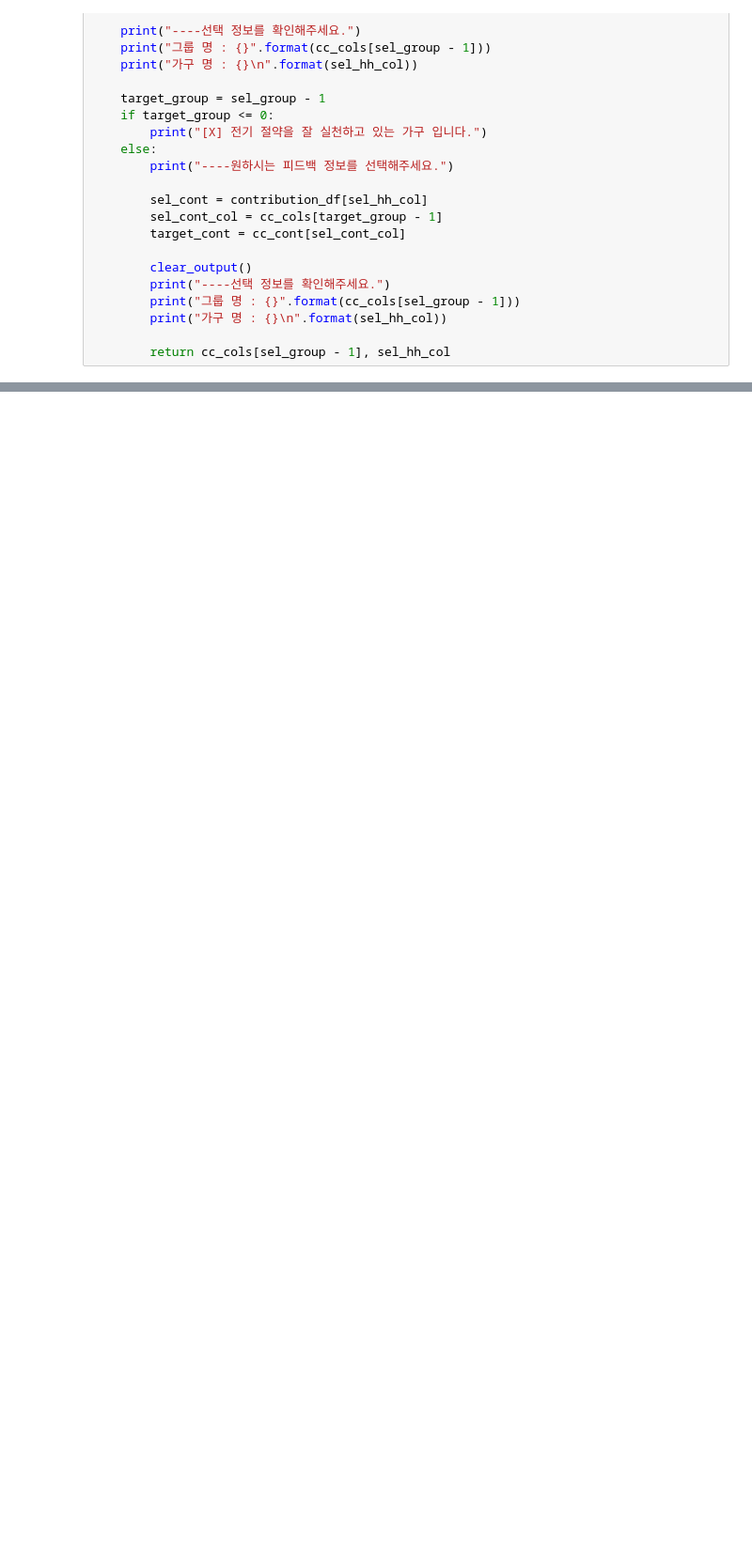
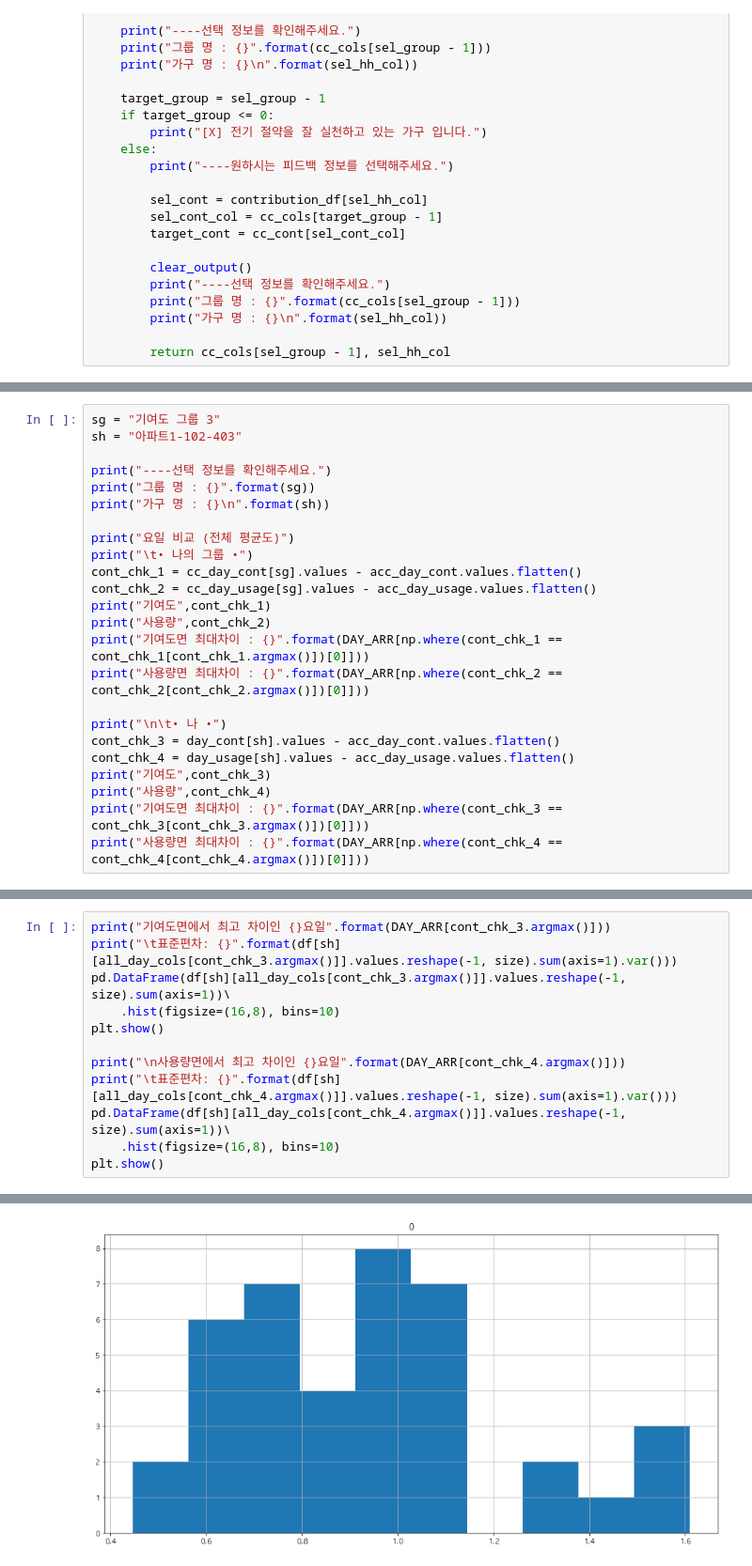
Before and after one commit to formegusto/distribution-by-contribution, a Jupyter notebook: Time Division KMeans pt.3 feedback idea.ipynb, the cells around one changed output, grey strips where cells are left out. Shown: that part at 94% size. Cells and saved outputs as stored; diff of their text form; blank space fills up the shorter version.

```diff
--- a/Time Division KMeans pt.3 feedback idea.ipynb
+++ b/Time Division KMeans pt.3 feedback idea.ipynb
@@ -272,0 +496,24 @@ sgconsoling()
+# %%
+sg = "기여도 그룹 3"
+sh = "아파트1-102-403"
+
+print("----선택 정보를 확인해주세요.")
+print("그룹 명 : {}".format(sg))
+print("가구 명 : {}\n".format(sh))
+
+print("요일 비교 (전체 평균도)")
+print("\t• 나의 그룹 •")
+cont_chk_1 = cc_day_cont[sg].values - acc_day_cont.values.flatten()
+cont_chk_2 = cc_day_usage[sg].values - acc_day_usage.values.flatten()
+print("기여도",cont_chk_1)
+print("사용량",cont_chk_2)
+print("기여도면 최대차이 : {}".format(DAY_ARR[np.where(cont_chk_1 == cont_chk_1[cont_chk_1.argmax()])[0]]))
+print("사용량면 최대차이 : {}".format(DAY_ARR[np.where(cont_chk_2 == cont_chk_2[cont_chk_2.argmax()])[0]]))
+
+print("\n\t• 나 •")
+cont_chk_3 = day_cont[sh].values - acc_day_cont.values.flatten()
+cont_chk_4 = day_usage[sh].values - acc_day_usage.values.flatten()
+print("기여도",cont_chk_3)
+print("사용량",cont_chk_4)
+print("기여도면 최대차이 : {}".format(DAY_ARR[np.where(cont_chk_3 == cont_chk_3[cont_chk_3.argmax()])[0]]))
+print("사용량면 최대차이 : {}".format(DAY_ARR[np.where(cont_chk_4 == cont_chk_4[cont_chk_4.argmax()])[0]]))
@@ -272,0 +582,13 @@ sgconsoling()
+# %%
+print("기여도면에서 최고 차이인 {}요일".format(DAY_ARR[cont_chk_3.argmax()]))
+print("\t표준편차: {}".format(df[sh][all_day_cols[cont_chk_3.argmax()]].values.reshape(-1, size).sum(axis=1).var()))
+pd.DataFrame(df[sh][all_day_cols[cont_chk_3.argmax()]].values.reshape(-1, size).sum(axis=1))\
+    .hist(figsize=(16,8), bins=10)
+plt.show()
+
+print("\n사용량면에서 최고 차이인 {}요일".format(DAY_ARR[cont_chk_4.argmax()]))
+print("\t표준편차: {}".format(df[sh][all_day_cols[cont_chk_4.argmax()]].values.reshape(-1, size).sum(axis=1).var()))
+pd.DataFrame(df[sh][all_day_cols[cont_chk_4.argmax()]].values.reshape(-1, size).sum(axis=1))\
+    .hist(figsize=(16,8), bins=10)
+plt.show()
+# %% [output]
@@ -272,0 +597 @@ sgconsoling()
+[figure, added]
```
Also changed, not shown: parts of 24 cells of this notebook, 2 other files.
